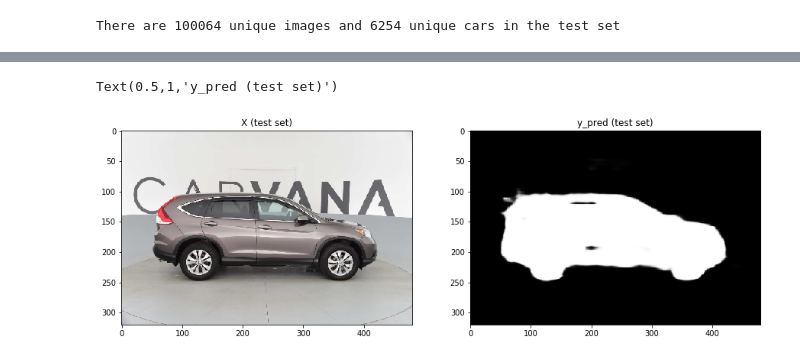
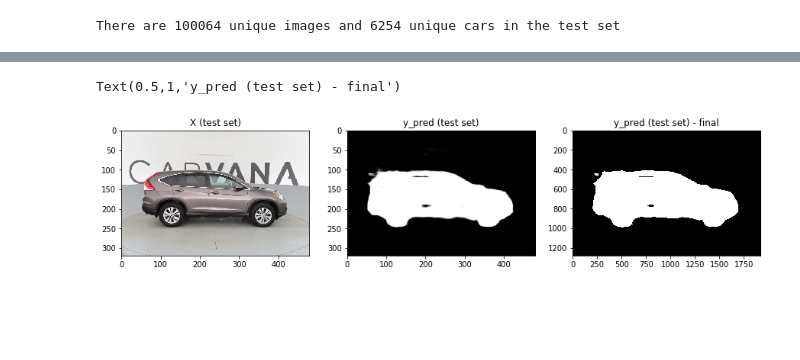
Before and after one commit to johnmicahreid/carvana_challenge, a Jupyter notebook: Carvana_v2.ipynb, the cells around one changed output, grey strips where cells are left out. Drawn from its saved outputs; the diff is of its cells as text; code cells hidden in the pictures; blank space fills up the shorter version.

```diff
--- a/Carvana_v2.ipynb
+++ b/Carvana_v2.ipynb
@@ -232,29 +243,37 @@ There are 100064 unique images and 6254 unique cars in the test set
 # %%
 load_test_img = lambda im, idx: imread(join(input_folder, 'test', '{}_{:02d}.jpg'.format(im, idx)))
 
 def prepare_img(im, idx):
 
     return (resize(load_test_img(im, idx)) / 255.)
 
 def predict_img_rle(X):
     y_pred = model.predict(X[None]).squeeze()
-    y_pred = np.float32(np.where(y_pred > 0.5, 1, 0))
 
     # Upscale 4X on each axis
-    return rle_encode(cv2.resize(y_pred, (0,0), fx=4, fy=4, interpolation=cv2.INTER_LINEAR))
+    y_pred = cv2.resize(y_pred, (0,0), fx=4, fy=4, interpolation=cv2.INTER_LINEAR)
+
+    # Encode a binary version of the image
+    return rle_encode(np.float32(np.where(y_pred > 0.5, 1, 0)))
 
 X = prepare_img(ids_test[66], 13)
 y_pred = model.predict(X[None]).squeeze()
 
-fig, ax = plt.subplots(1,2, figsize=(15,10))
+y_final = predict_img_rle(prepare_img(ids_test[66], 13))
+y_final = rle_decode(y_final, (1280, 1920))
+
+fig, ax = plt.subplots(1,3, figsize=(15,10))
 ax = ax.ravel()
 
-ax[-2].imshow(X)
-ax[-2].set_title('X (test set)')
+ax[-3].imshow(X)
+ax[-3].set_title('X (test set)')
 
-ax[-1].imshow(y_pred, cmap='gray')
-ax[-1].set_title('y_pred (test set)')
+ax[-2].imshow(y_pred, cmap='gray')
+ax[-2].set_title('y_pred (test set)')
+
+ax[-1].imshow(y_final, cmap='gray')
+ax[-1].set_title('y_pred (test set) - final')
 # %% [output]
-Text(0.5,1,'y_pred (test set)')
+Text(0.5,1,'y_pred (test set) - final')
-[figure, old version]
+[figure, new version]
 # %%
```
Also changed, not shown: parts of 9 cells of this notebook.
